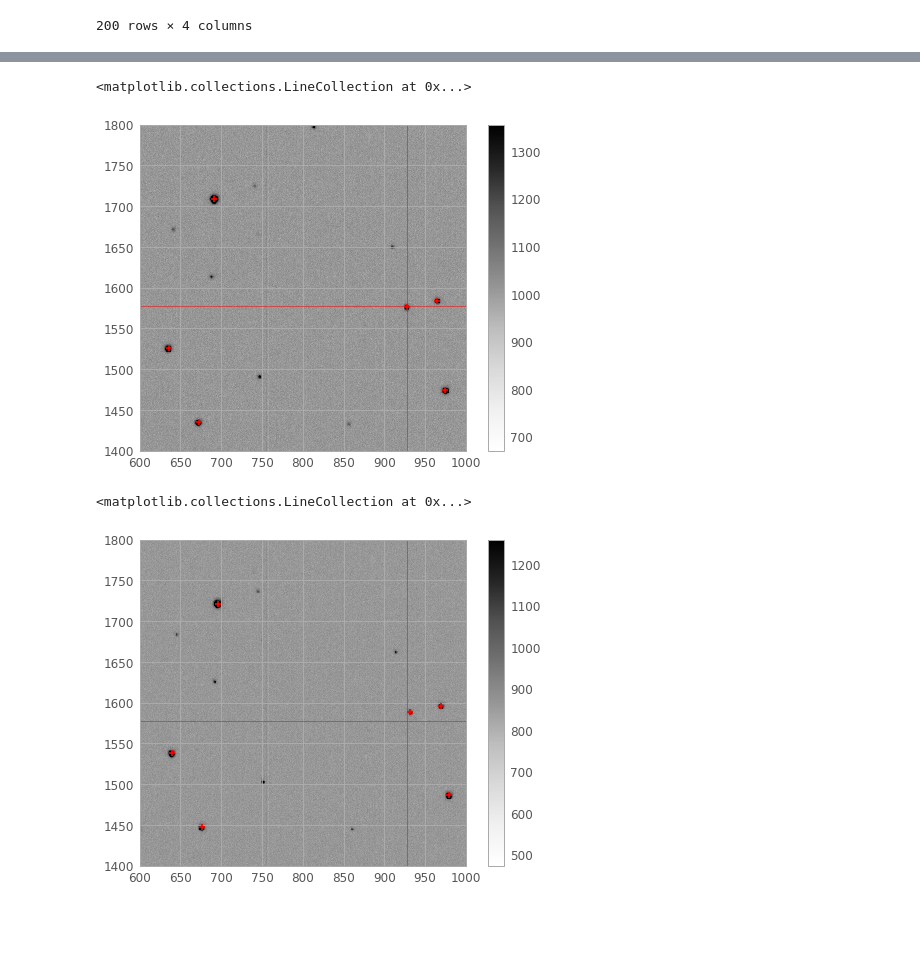
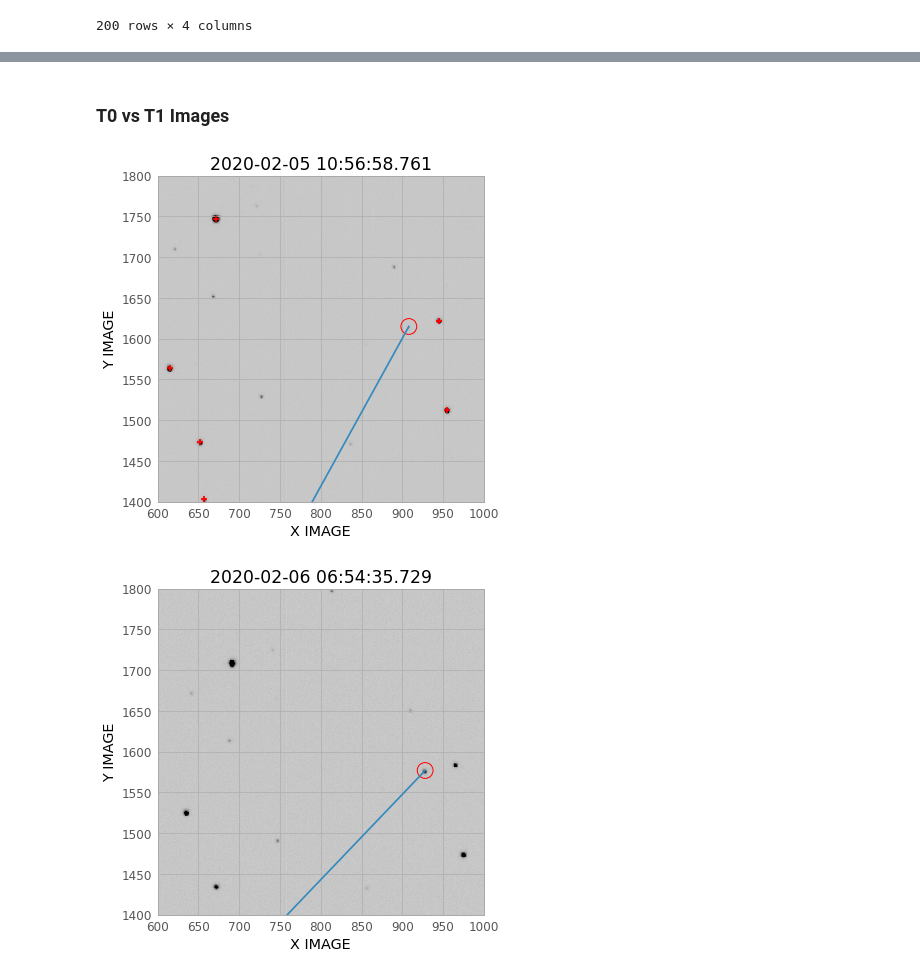
Before and after one commit to RileyWClarke/RAFTS, a Jupyter notebook: ztf_testing.ipynb, the cells around one changed output, grey strips where cells are left out. Saved outputs shown, nothing was run; the diff lists cells and outputs as text; code cells hidden in the pictures; blank space fills up the shorter version.

```diff
--- a/ztf_testing.ipynb
+++ b/ztf_testing.ipynb
@@ -858,34 +972,42 @@ f_ind
+# %% [markdown]
+### T0 vs T1 Images
 # %%
-with fits.open('srcext/20200206287824_000819_sciimg.fits') as hdu:
+with fits.open('srcext/20200205456227_000819_sciimg.fits') as hdu:
 
-    data = hdu[0].data
-    header = hdu[0].header
+    science_data1 = hdu[0].data
+    science_header1 = hdu[0].header
+
 
 plt.figure()
-plt.imshow(data, interpolation='none', cmap='Greys', clim=(data.mean() - 1 * data.std(), data.mean() + 1 * data.std()))
-plt.colorbar()
-plt.scatter(ep1cat["X_IMAGE"],ep1cat["Y_IMAGE"],color='r',marker='+')
+plt.imshow(science_data1, interpolation='none', cmap='Greys', clim=(science_data1.mean()-500,science_data1.mean()+1000))
+plt.scatter(ep1x,ep1y,color='r',marker='+')
+plt.plot([908,zen1x],[1615,zen1y])
+
 plt.xlim(600,1000)
 plt.ylim(1400,1800)
-plt.vlines(928, 0, 2000, color='r', lw=0.5)
-plt.hlines(1577, 0, 2000, color='r', lw=0.5)
+plt.scatter(908,1615, color='red', s=250, facecolor='none')
+plt.xlabel("X IMAGE")
+plt.ylabel("Y IMAGE")
+plt.title("2020-02-05 10:56:58.761")
+#plt.vlines(928, 0, 2000, color='r', lw=1)
+#plt.hlines(1577, 0, 2000, color='r', lw=1)
+plt.savefig('Figures/flrim1.png', dpi=500, bbox_inches='tight')
 # %% [output]
-<matplotlib.collections.LineCollection at 0x...>
-[figure, old version]
+[figure, new version]
 # %%
-with fits.open('srcext/20200206302627_000819_sciimg.fits') as hdu:
+with fits.open('srcext/20200206287824_000819_sciimg.fits') as hdu:
 
-    data = hdu[0].data
-    header = hdu[0].header
+    science_data2 = hdu[0].data
+    science_header2 = hdu[0].header
 
-plt.figure()
-plt.imshow(data, interpolation='none', cmap='Greys', clim=(data.mean() - 1 * data.std(), data.mean() + 1 * data.std()))
-plt.colorbar()
-plt.scatter(ep2cat["X_IMAGE"],ep2cat["Y_IMAGE"],color='r',marker='+')
+plt.imshow(science_data2, interpolation='none', cmap='Greys', clim=(science_data2.mean()-500,science_data2.mean()+1000))
 plt.xlim(600,1000)
 plt.ylim(1400,1800)
-plt.vlines(928, 0, 2000, color='r', lw=0.5)
-plt.hlines(1577, 0, 2000, color='r', lw=0.5)
+plt.scatter(928,1577, color='red', s=250, facecolor='none')
+plt.plot([928,zen2x],[1577,zen2y])
+plt.xlabel("X IMAGE")
+plt.ylabel("Y IMAGE")
+plt.title("2020-02-06 06:54:35.729")
+plt.savefig('Figures/flrim2.png', dpi=500, bbox_inches='tight')
 # %% [output]
-<matplotlib.collections.LineCollection at 0x...>
-[figure, old version]
+[figure, new version]
```
Also changed, not shown: parts of 15 cells of this notebook, 26 other files.
